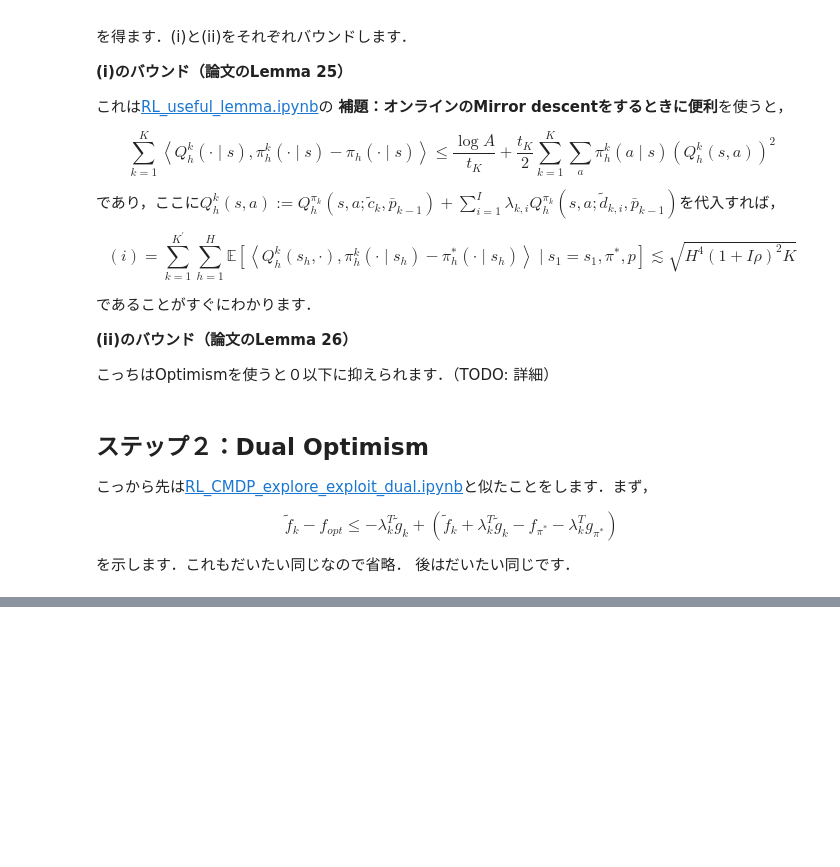
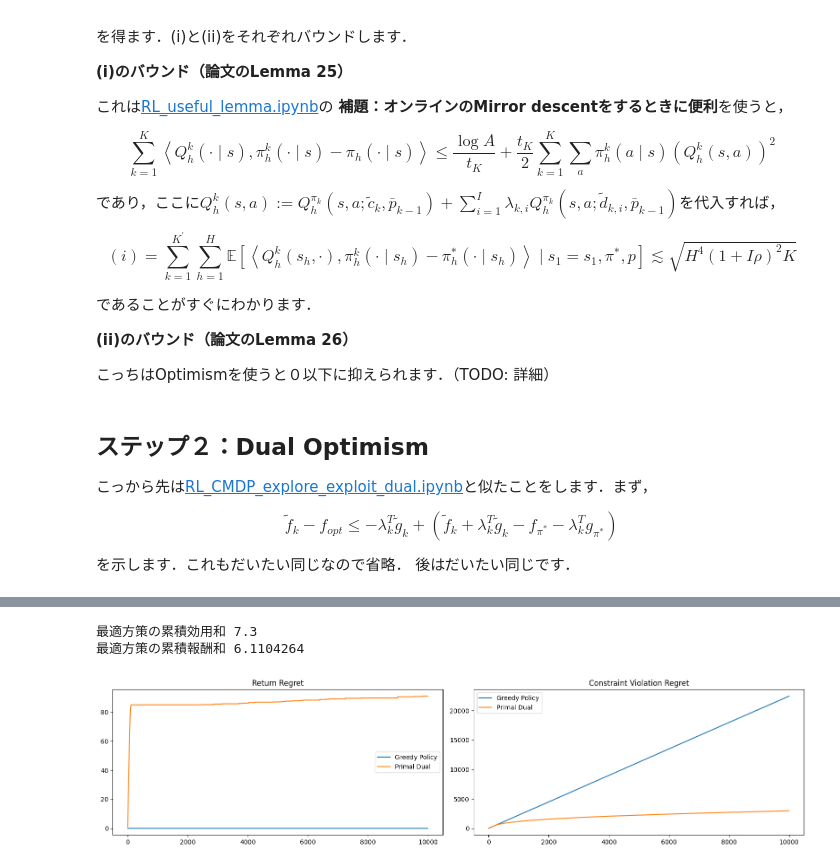
Before and after one commit to syuntoku14/Shumi-Note, a Jupyter notebook: notebooks/RL_CMDP_explore_exploit_primal_dual.ipynb, the cells around one changed output, grey strips where cells are left out. Cells and saved outputs as stored; diff of their text form; code cells hidden in the pictures; blank space fills up the shorter version.

Commit message:
Update: CMDP primal dual implementation

```diff
--- a/notebooks/RL_CMDP_explore_exploit_primal_dual.ipynb
+++ b/notebooks/RL_CMDP_explore_exploit_primal_dual.ipynb
@@ -127,0 +277,18 @@ $$
+# %%
+# 行動の確率が全て０の箇所はUniformにします（この状態には訪れないことを意味しますが、NanがでちゃうのでUniformで回避します）
+optimal_policy = d_arr / d_arr.sum(axis=-1, keepdims=True)
+optimal_policy = jnp.where(jnp.isnan(optimal_policy), 1 / mdp.A, optimal_policy)
+Q_rew, Q_utility = compute_policy_Q(mdp, optimal_policy)
+V_rew, V_utility = (Q_rew * optimal_policy).sum(axis=-1), (Q_utility * optimal_policy).sum(axis=-1)
+
+total_utility = V_utility[0] @ mdp.init_dist
+assert total_utility >= mdp.const
+print("最適方策の累積効用和", total_utility)
+
+total_rew = V_rew[0] @ mdp.init_dist
+print("最適方策の累積報酬和", total_rew)
+
+mdp = mdp._replace(optimal_V_rew=V_rew, optimal_V_utility=V_utility)
+# %% [output]
+最適方策の累積効用和 7.3
+最適方策の累積報酬和 6.1104264
@@ -127,0 +548,27 @@ $$
+# %%
+iteration = 10000
+
+gr_regrets_rew, gr_regrets_vio = OptimalGreedyPolicy(mdp, iteration)
+gr_regrets_rew = np.cumsum(gr_regrets_rew)
+gr_regrets_vio = np.cumsum(gr_regrets_vio)
+
+regrets_rew, regrets_vio = PrimalDual(mdp, iteration)
+regrets_rew = np.cumsum(regrets_rew)
+regrets_vio = np.cumsum(regrets_vio)
+# %%
+plt.figure(figsize=(16, 4))
+plt.subplot(1, 2, 1)
+plt.title("Return Regret")
+plt.plot(gr_regrets_rew, label="Greedy Policy")
+plt.plot(regrets_rew, label="Primal Dual")
+plt.legend()
+
+plt.subplot(1, 2, 2)
+plt.title("Constraint Violation Regret")
+plt.plot(gr_regrets_vio, label="Greedy Policy")
+plt.plot(regrets_vio, label="Primal Dual")
+plt.legend()
+
+plt.tight_layout()
+# %% [output]
+[figure, added]
```
Also changed, not shown: parts of 7 cells of this notebook, 1 other file.
